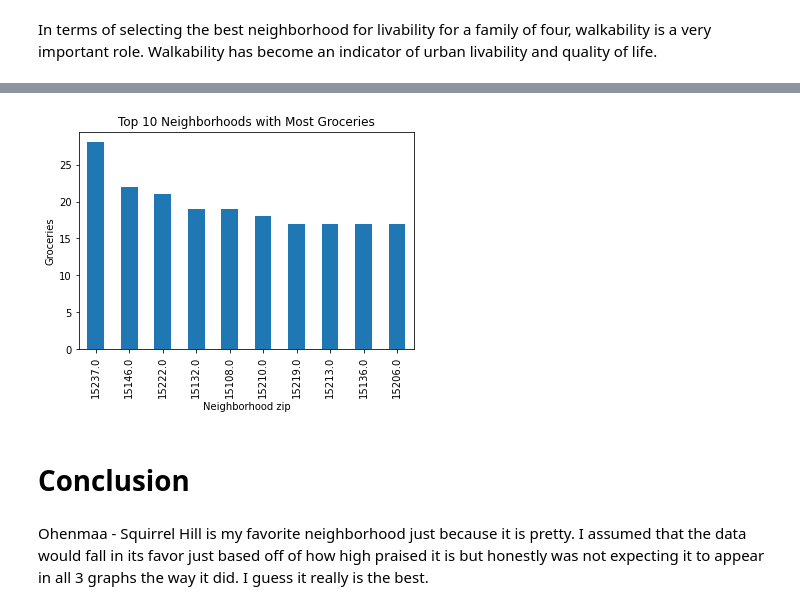
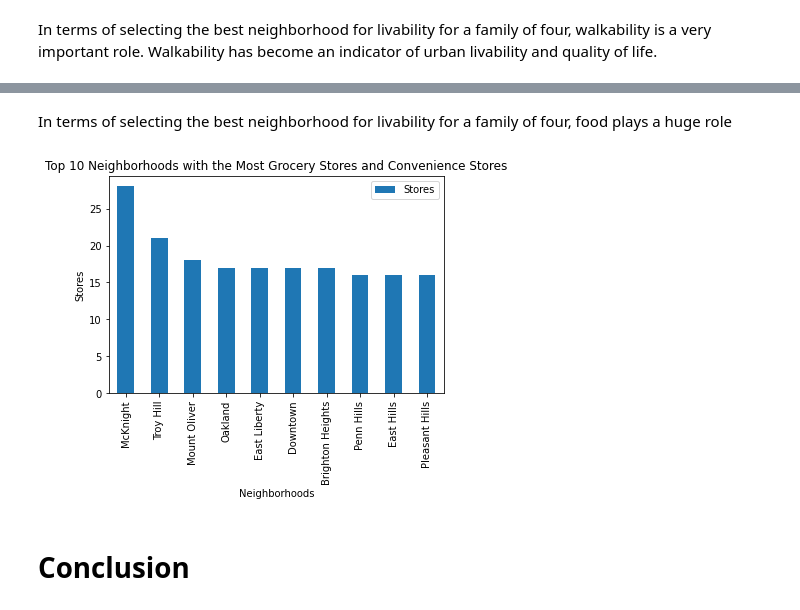
Before and after one commit to ohemo679/BEST-PITT-NEIGHBORHOOD---FINAL, a Jupyter notebook: Final Project - Isa.ipynb, the cells around one changed output, grey strips where cells are left out. Saved outputs shown, nothing was run; the diff lists cells and outputs as text; code cells hidden in the pictures.

```diff
--- a/Final Project - Isa.ipynb
+++ b/Final Project - Isa.ipynb
@@ -21,8 +12,5 @@ housing = pd.read_csv("https://data.wprdc.org/dataset/63d09e2c-931c-4c66-86e0-84
 neighborhood_enrollment = pd.read_csv("https://data.wprdc.org/dataset/27b6eef7-8825-4cc4-8b48-52c17ac80d37/resource/7b0660d1-c812-496d-ab0a-8560902e9e70/download/neighborhood_school_enrollment.csv")
 walkability = pd.read_csv("https://data.wprdc.org/dataset/853a077d-0a31-4292-8a1d-5d60b530169b/resource/ab8db07e-09ef-45c4-bad2-f7d32bfc5f26/download/sidewalkstreetratiotract.csv")
 groceries = pd.read_csv("https://data.wprdc.org/dataset/690409e3-27e2-47a1-beed-fd600097f951/resource/626357fa-c95d-465f-9a02-3121655b2b78/download/data-conveniencesupermarkets.csv")
-#zips = pd.read_csv("https://data.wprdc.org/datastore/dump/0c781f02-2bb9-4d0c-9c45-879bde957f34")
-
-# group by tract and neighborhood
-grouped = neighborhoods.groupby(['TRACT'])['Neighborhood'].apply(lambda x: ', '.join(x)).reset_index()
-neighborhoods = grouped.rename(columns={'TRACT': 'Census Tract'})
+zip_codes = pd.read_csv("https://data.wprdc.org/datastore/dump/0c781f02-2bb9-4d0c-9c45-879bde957f34")
+zip_codes = zip_codes[zip_codes["name"] == "PITTSBURGH"]
@@ -60,15 +52,28 @@ In terms of selecting the best neighborhood for livability for a family of four,
-# %%
-# group by neighborhood and sum up enrolled students per neighborhood
-df = groceries['Zip'].value_counts().sort_values(ascending=True)
-# sort by most in decending
-df = df.sort_values(ascending=[False]).head(10)
-
-# McKnight,
-df.plot(kind='bar', title='Top 10 Neighborhoods with Most Groceries', xlabel='Neighborhood zip', ylabel='Groceries')
-plt.show()
-# %% [output]
-[figure, removed]
+# %% [markdown]
+In terms of selecting the best neighborhood for livability for a family of four, food plays a huge role
+# %%
+# Only tally food destinations that are labelled under Pittsburgh zipcodes
+food = groceries[groceries["Zip"].notnull() == True]
+food = food[food["Zip"].astype(int).isin(zip_codes["zip"]) == True]
+
+# The geographical indicator is zip here so we tally the instances of food destinations to the zip code
+df = food['Zip'].value_counts().sort_values(ascending=True)
+
+
+# The previous method causes the zip code to turn into floats, so transform them to ints instead
+df = df.reindex(index=df.index.astype(int))
+
+# Sort the values by the top 10
+df = df.sort_values(ascending=[False]).head(10)
+df = df.to_frame()
+# Manually change the zipcode to neighborhood names
+df.index = np.array(["McKnight", "Troy Hill", "Mount Oliver", "Oakland", "East Liberty", "Downtown", "Brighton Heights", "Penn Hills", "East Hills", "Pleasant Hills"])
+df = df.rename(columns={"Zip": "Stores"})
+
+
+df.plot(kind='bar', title='Top 10 Neighborhoods with the Most Grocery Stores and Convenience Stores', xlabel='Neighborhoods', ylabel='Stores')
+plt.show()
+# %% [output]
+[figure, added]
 # %% [markdown]
 # Conclusion
-# %% [markdown]
-Ohenmaa - Squirrel Hill is my favorite neighborhood just because it is pretty. I assumed that the data would fall in its favor just based off of how high praised it is but honestly was not expecting it to appear in all 3 graphs the way it did. I guess it really is the best.
```
Also changed, not shown: parts of 10 cells of this notebook, 1 other file.
